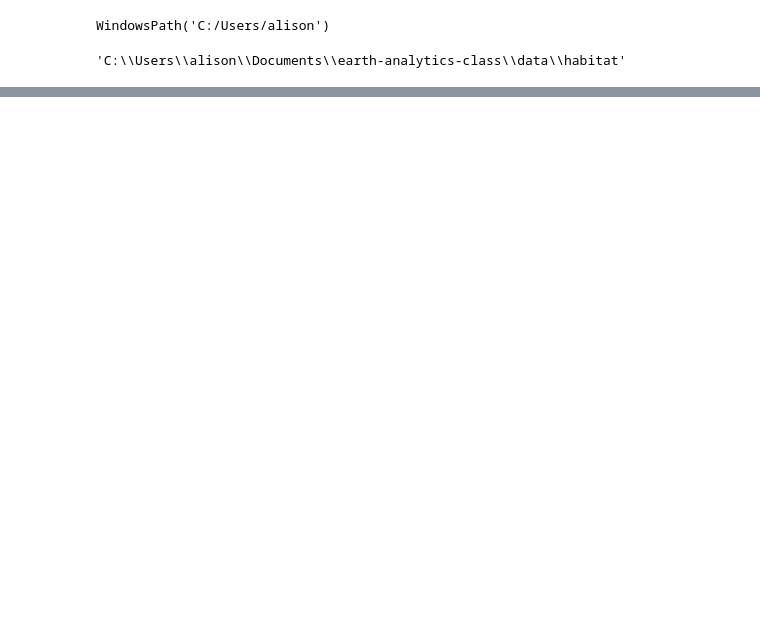
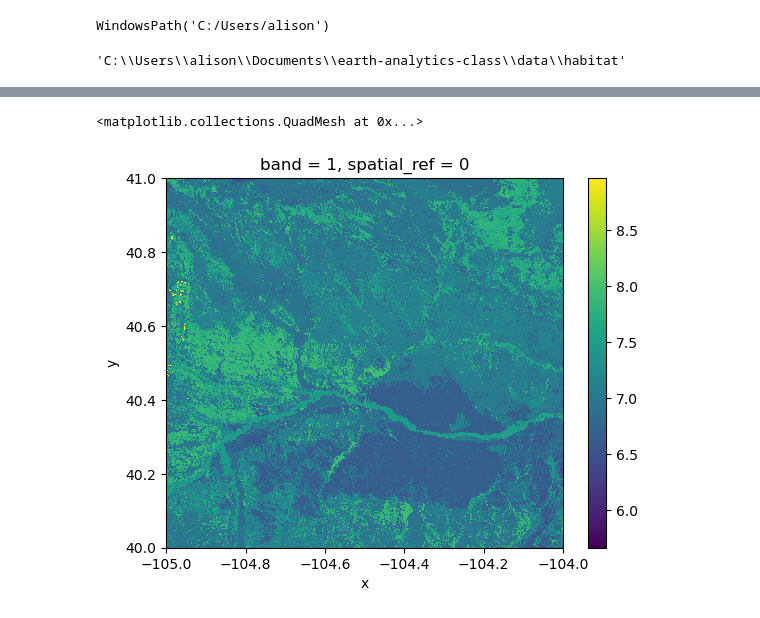
Before and after one commit to akpost21/Habitat-Suitability, a Jupyter notebook: habitat_suitability_workflow.ipynb, the cells around one changed output, grey strips where cells are left out. Cells and saved outputs as stored; diff of their text form; code cells hidden in the pictures; blank space fills up the shorter version.

```diff
--- a/habitat_suitability_workflow.ipynb
+++ b/habitat_suitability_workflow.ipynb
@@ -137,0 +201,8 @@ comanche_gdf.hvplot(
+# %%
+#Open raster file
+soil_da = rxr.open_rasterio(
+    soil_url,
+    mask_and_scale=True
+    ).squeeze()
+
+soil_da
@@ -137,0 +219,6 @@ comanche_gdf.hvplot(
+# %%
+# Plot soil raster
+soil_da.plot()
+# %% [output]
+<matplotlib.collections.QuadMesh at 0x...>
+[figure, added]
```
Also changed, not shown: parts of 11 cells of this notebook.
